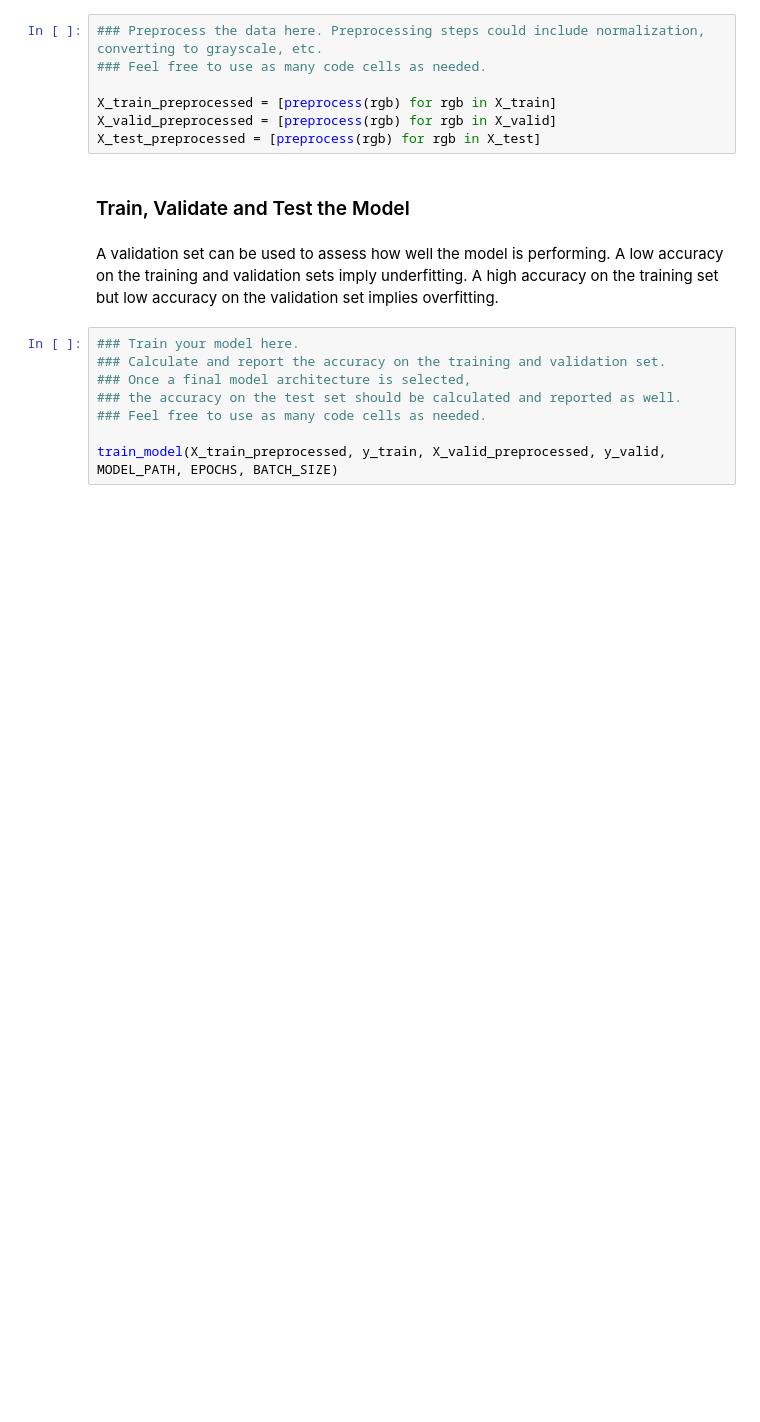
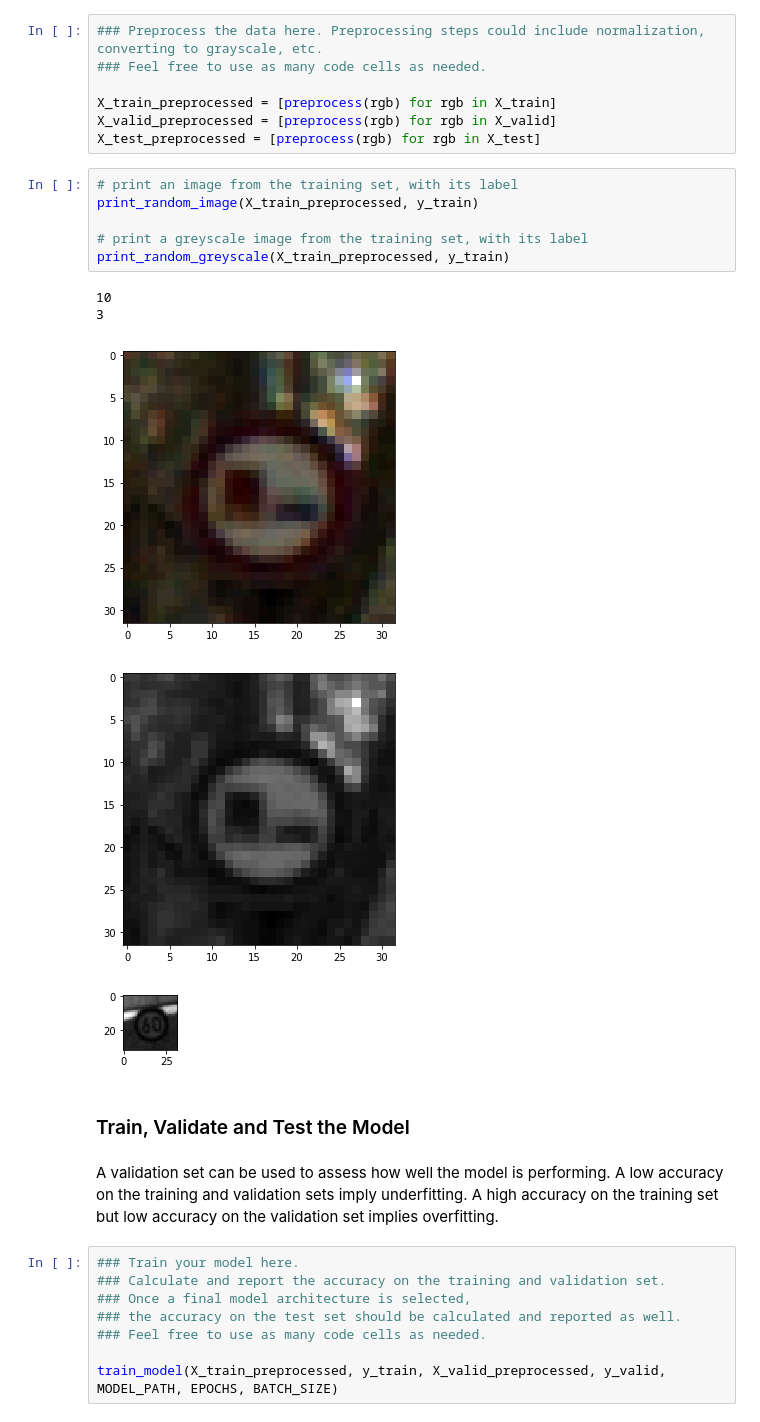
Before and after one commit to mwolfram/CarND-Traffic-Sign-Classifier-Project-mwolfram, a Jupyter notebook: Traffic_Sign_Classifier.ipynb, the cells around one changed output. Drawn from its saved outputs; the diff is of its cells as text; blank space fills up the shorter version.

```diff
--- a/Traffic_Sign_Classifier.ipynb
+++ b/Traffic_Sign_Classifier.ipynb
@@ -393,6 +409,18 @@ def train_model(X_train, y_train, X_valid, y_valid, model_path, epochs=EPOCHS, b
 X_train_preprocessed = [preprocess(rgb) for rgb in X_train]
 X_valid_preprocessed = [preprocess(rgb) for rgb in X_valid]
 X_test_preprocessed = [preprocess(rgb) for rgb in X_test]
+# %%
+# print an image from the training set, with its label
+print_random_image(X_train_preprocessed, y_train)
+
+# print a greyscale image from the training set, with its label
+print_random_greyscale(X_train_preprocessed, y_train)
+# %% [output]
+10
+3
+[figure, added]
+[figure, added]
+[figure, added]
 # %% [markdown]
 ### Train, Validate and Test the Model
 # %% [markdown]
```
Also changed, not shown: parts of 14 cells of this notebook.
